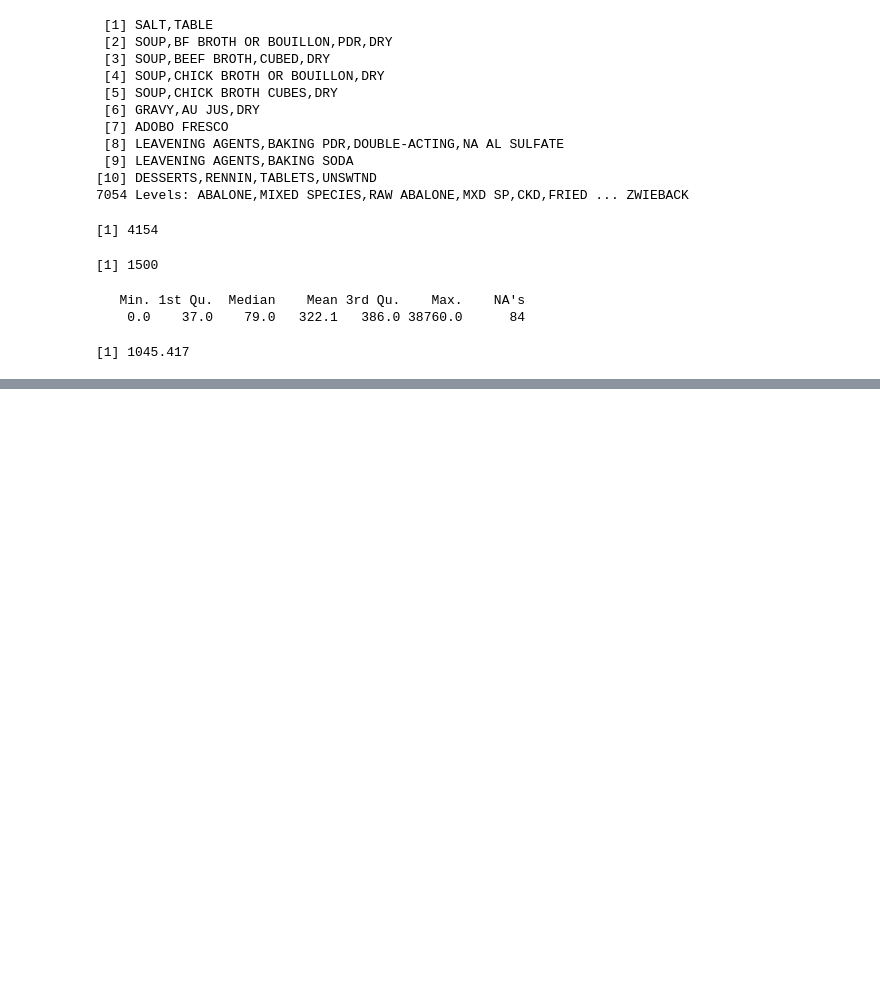
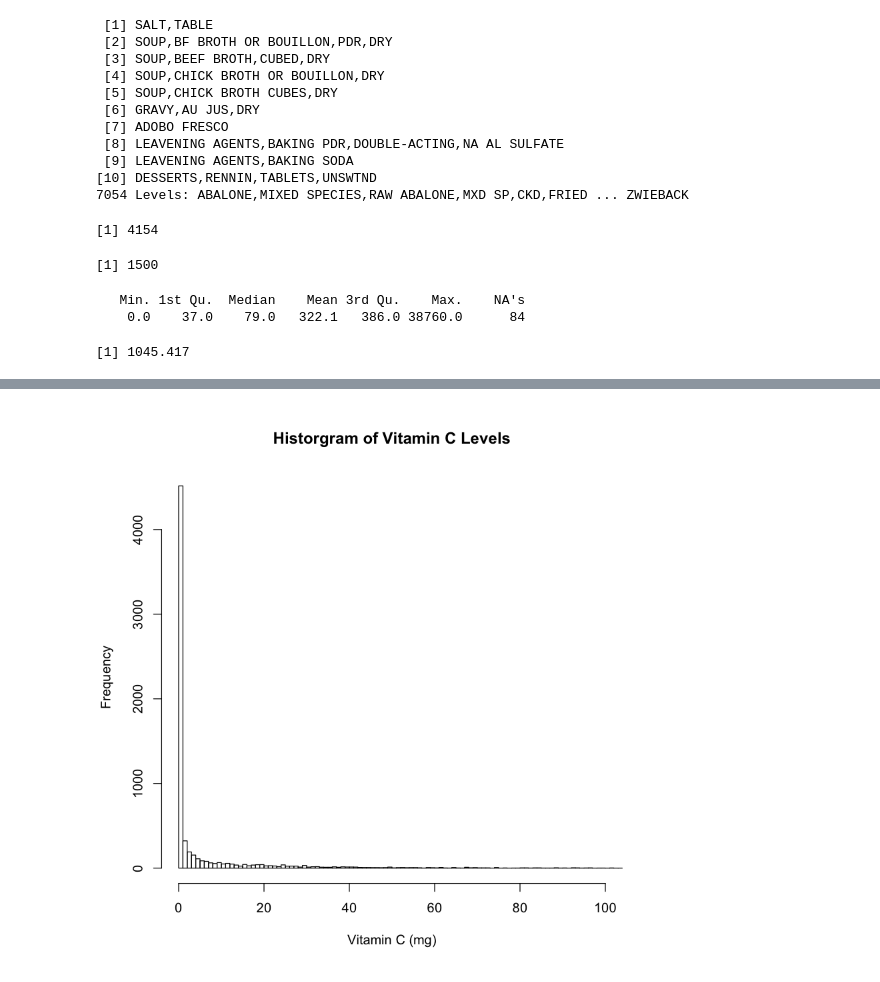
Before and after one commit to zarak/AnalyticsEdge, a Jupyter notebook: Unit 1.ipynb, the cells around one changed output, grey strips where cells are left out. Drawn from its saved outputs; the diff is of its cells as text; code cells hidden in the pictures; blank space fills up the shorter version.

```diff
--- a/Unit 1.ipynb
+++ b/Unit 1.ipynb
@@ -370,0 +375,4 @@ sd(USDA$Sodium, na.rm=TRUE)
+# %%
+hist(USDA$VitaminC, xlab="Vitamin C (mg)", main="Historgram of Vitamin C Levels", xlim=c(0,100), breaks=2000)
+# %% [output]
+[figure, added]
```
Also changed, not shown: parts of 2 cells of this notebook.
